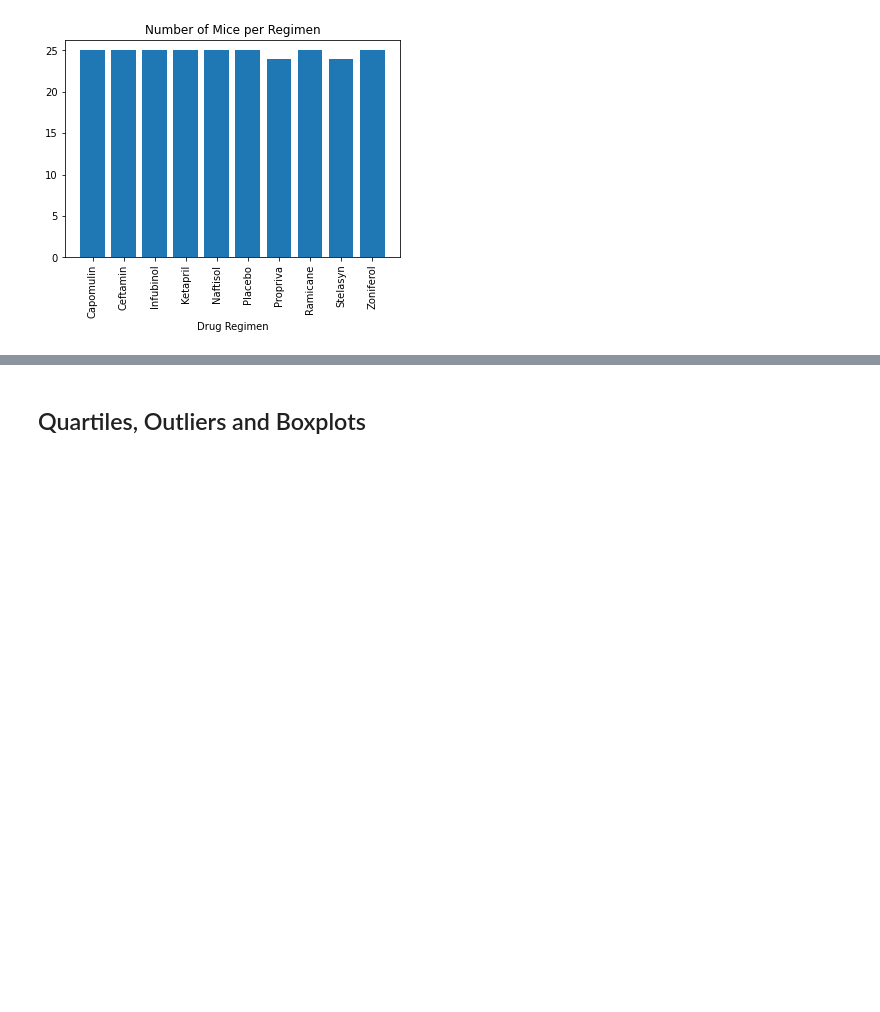
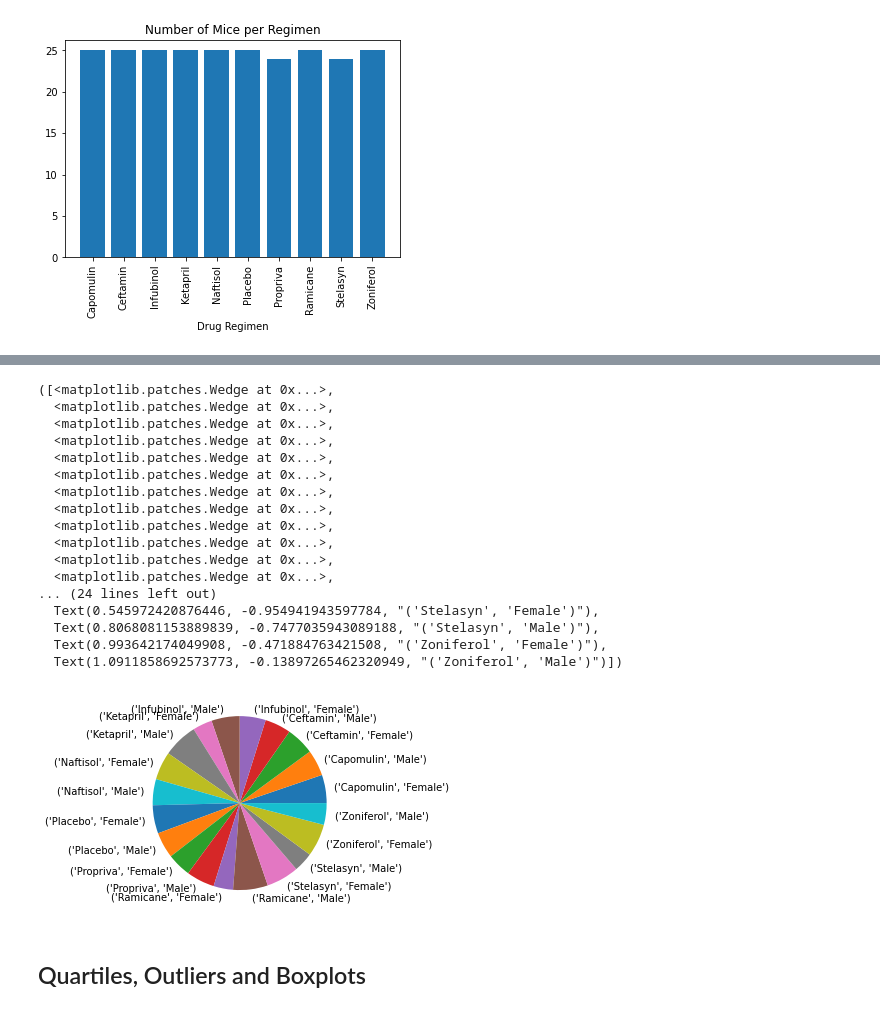
Before and after one commit to josh-acampado/matplotlib-challenge, a Jupyter notebook: pymaceuticals_starter.ipynb, the cells around one changed output, grey strips where cells are left out. Saved outputs shown, nothing was run; the diff lists cells and outputs as text; code cells hidden in the pictures; blank space fills up the shorter version.

```diff
--- a/pymaceuticals_starter.ipynb
+++ b/pymaceuticals_starter.ipynb
@@ -146,5 +152,26 @@ regimen_by_gender_df['Number of Unique Mice'].tolist()
 # %%
 # Generate identical pie plot using pyplot
+labels = regimen_by_gender_df.index
+plt.pie(regimen_by_gender_list, labels = labels)
+# %% [output]
+([<matplotlib.patches.Wedge at 0x...>,
+  <matplotlib.patches.Wedge at 0x...>,
+  <matplotlib.patches.Wedge at 0x...>,
+  <matplotlib.patches.Wedge at 0x...>,
+  <matplotlib.patches.Wedge at 0x...>,
+  <matplotlib.patches.Wedge at 0x...>,
+  <matplotlib.patches.Wedge at 0x...>,
+  <matplotlib.patches.Wedge at 0x...>,
+  <matplotlib.patches.Wedge at 0x...>,
+  <matplotlib.patches.Wedge at 0x...>,
+  <matplotlib.patches.Wedge at 0x...>,
+  <matplotlib.patches.Wedge at 0x...>,
+... (24 lines left out)
+  Text(0.545972420876446, -0.954941943597784, "('Stelasyn', 'Female')"),
+  Text(0.8068081153889839, -0.7477035943089188, "('Stelasyn', 'Male')"),
+  Text(0.993642174049908, -0.471884763421508, "('Zoniferol', 'Female')"),
+  Text(1.0911858692573773, -0.13897265462320949, "('Zoniferol', 'Male')")])
+[figure, added]
 # %% [markdown]
 ## Quartiles, Outliers and Boxplots
 # %%
```
Also changed, not shown: parts of 3 cells of this notebook.
